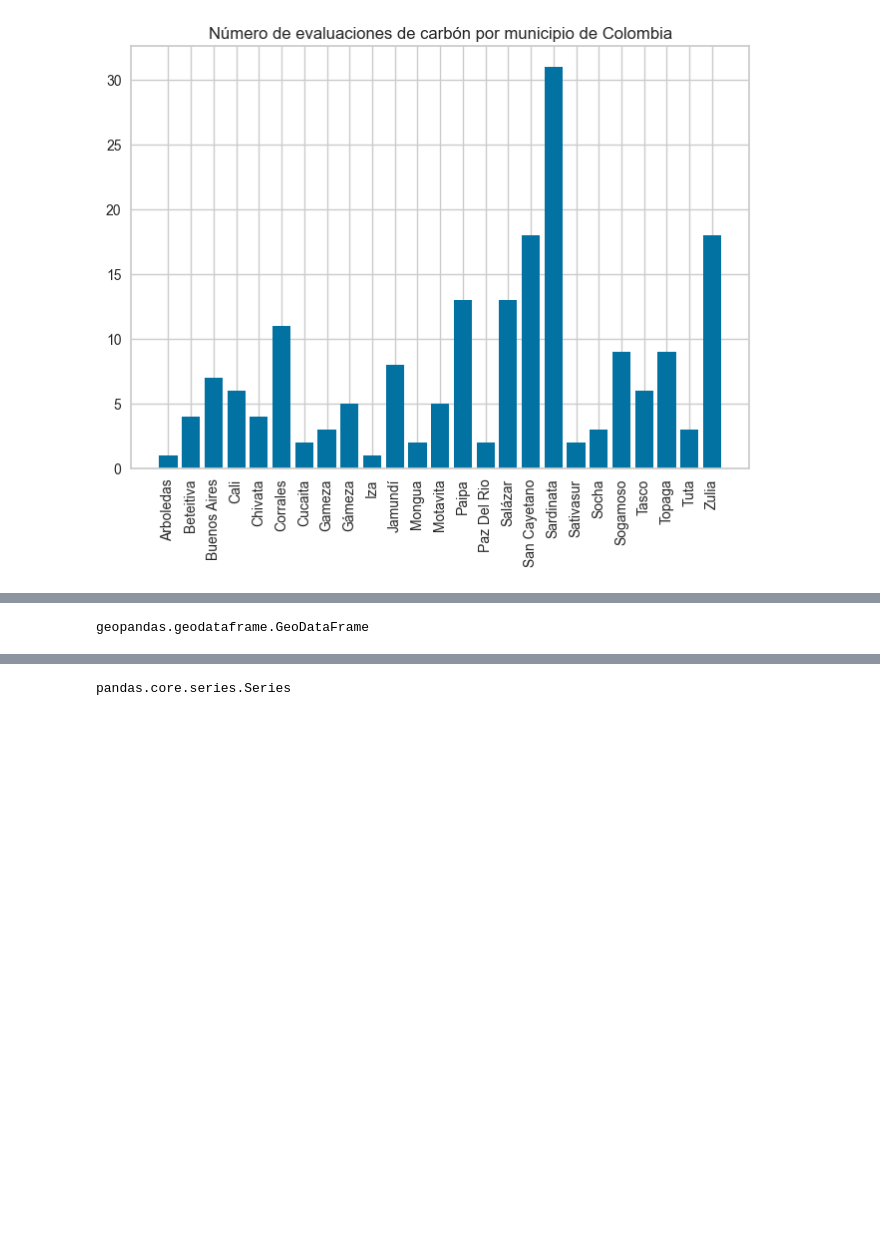
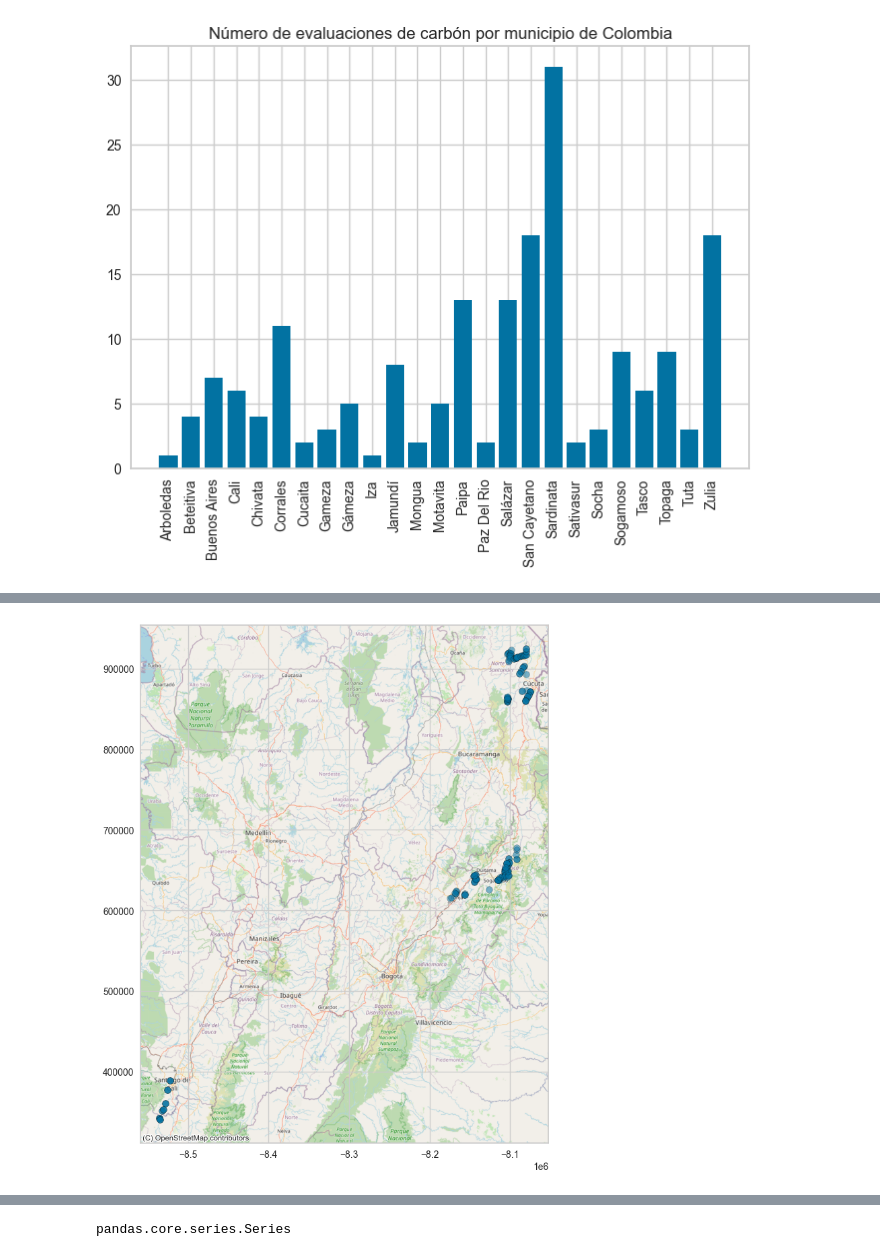
Before and after one commit to CamiloCorredor/Spatial_cluster, a Jupyter notebook: Cluster.ipynb, the cells around one changed output, grey strips where cells are left out. Cells and saved outputs as stored; diff of their text form; code cells hidden in the pictures; blank space fills up the shorter version.

```diff
--- a/Cluster.ipynb
+++ b/Cluster.ipynb
@@ -167,8 +170,9 @@ iv.groupby(['Municipio','Manto'], as_index=False).sum()
 # %%
 gdf = gdp.GeoDataFrame(iv, geometry=gdp.points_from_xy(iv.Longitud, iv.Latitud))
-dgf = gdf.crs = {'init' : 'epsg:4326'}
+gdf = gdf.to_crs(epsg=3857)
-# %%
-type(gdf)
-# %% [output]
-geopandas.geodataframe.GeoDataFrame
+# %%
+ax = gdf.plot(figsize=(10, 10), alpha=0.5, edgecolor='k')
+cx.add_basemap(ax, source=cx.providers.OpenStreetMap.Mapnik)
+# %% [output]
+[figure, added]
 # %%
```
Also changed, not shown: parts of 4 cells of this notebook.
